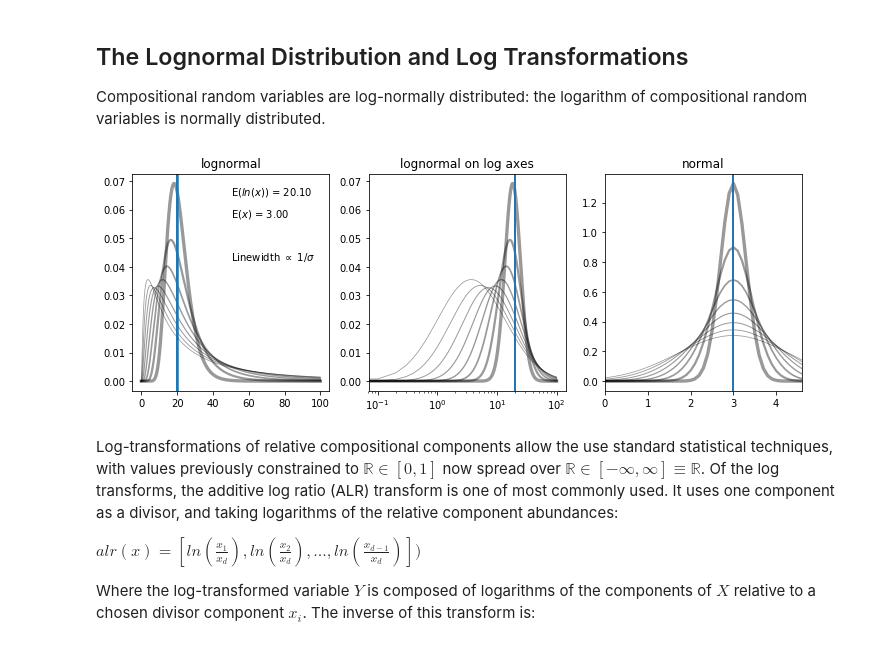
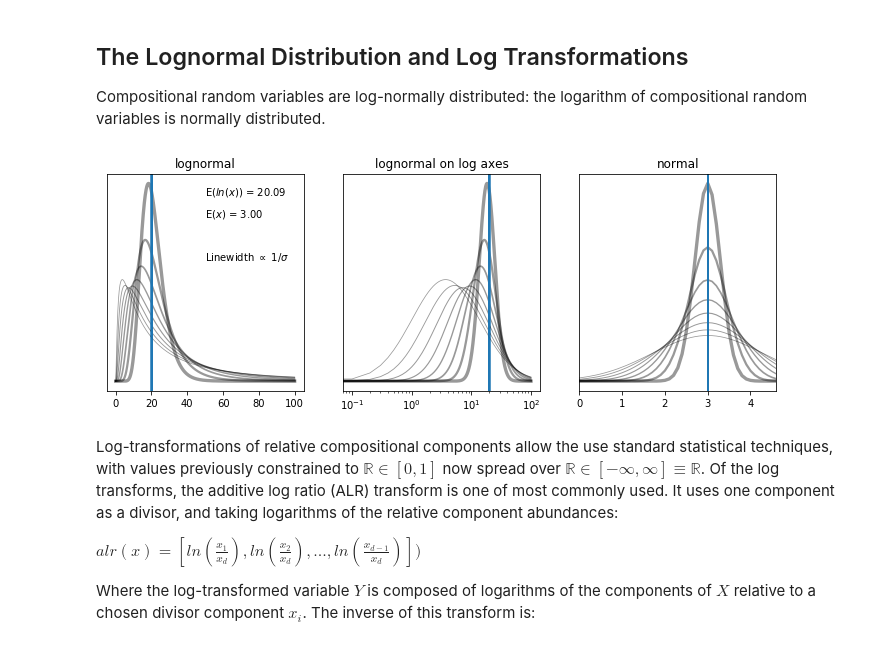
Before and after one commit to morganjwilliams/exploratory-geochemistry, a Jupyter notebook: 01_Compositional_Data.ipynb, the cells around one changed output. Saved outputs shown, nothing was run; the diff lists cells and outputs as text; code cells hidden in the pictures.

```diff
--- a/01_Compositional_Data.ipynb
+++ b/01_Compositional_Data.ipynb
@@ -29,34 +29,37 @@ fig, ax = plt.subplots(1, 3, figsize=(12, 4))
 mu = 3
 x = np.linspace(0, 100, 1000)
 explogxs = []
 expxs = []
 for sigma in np.linspace(0.3, 1.3, 8):
     # As sigma -> >1 - peak density appears below np.exp
     # As sigma -> 0 - peak density trends towards np.exp(mu)
     logdist = stats.lognorm(sigma, scale=np.exp(mu))
     normdist = stats.norm(loc=mu, scale=sigma)
 
     exp_logx = np.exp(np.mean(np.log(logdist.rvs(100000))))
     explogxs.append(exp_logx)
     expx = np.mean(np.log(logdist.rvs(100000)))
     expxs.append(expx)
 
     ax[0].plot(x, logdist.pdf(x), 'k-', lw=1/sigma, alpha=0.4,)
     ax[0].axvline(exp_logx)
+
     ax[1].plot(x, logdist.pdf(x), 'k-', lw=1/sigma, alpha=0.4,)
     ax[1].axvline(exp_logx)
+
     ax[2].plot(x, normdist.pdf(x), 'k-', lw=1/sigma, alpha=0.4)
     ax[2].axvline(mu)
 
 ax[0].annotate(f'E($ln(x)$) = {np.mean(explogxs):2.2f}', xy=(0.5, 0.9), ha='left', xycoords=ax[0].transAxes)
 ax[0].annotate(f'E($x$) = {np.mean(expxs):2.2f}', xy=(0.5, 0.8), ha='left', xycoords=ax[0].transAxes)
 ax[0].annotate('Linewidth $\propto$ 1/$\sigma$', xy=(0.5, 0.6), ha='left', xycoords=ax[0].transAxes)
 ax[1].set_xscale('log')
 ax[2].set_xlim((0, np.log(x.max())))
 for a, t in zip(ax, ['lognormal', 'lognormal on log axes', 'normal']):
+    a.set_yticks([])
     a.set_title(t)
 # %% [output]
-[figure, old version]
+[figure, new version]
 # %% [markdown]
 Log-transformations of relative compositional components allow the use standard statistical techniques, with values previously constrained to $\mathbb{R}\in[0,1]$ now spread over $\mathbb{R}\in[-\infty,\infty] \equiv \mathbb{R}$. Of the log transforms, the additive log ratio (ALR) transform is one of most commonly used. It uses one component as a divisor, and taking logarithms of the relative component abundances:
 
```
Also changed, not shown: parts of 3 cells of this notebook, 2 other files.
